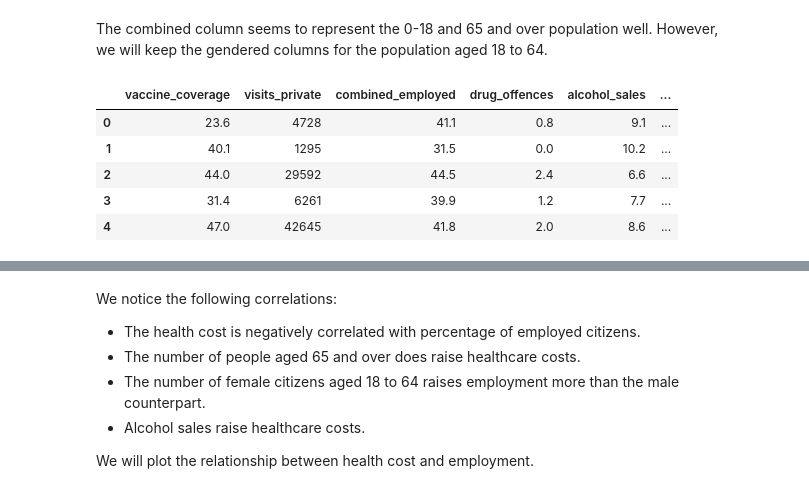
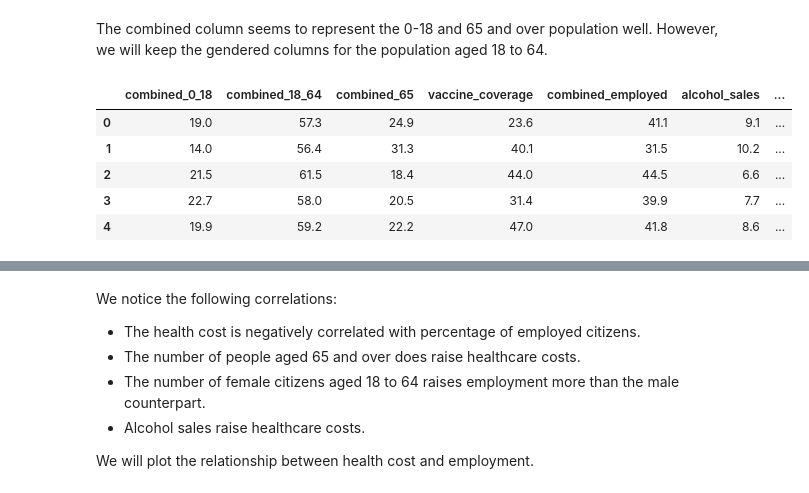
Before and after one commit to AnnaKuokkanen/DataScienceIntro, a Jupyter notebook: intro_to_data_project.ipynb, the cells around one changed output, grey strips where cells are left out. Saved outputs shown, nothing was run; the diff lists cells and outputs as text; code cells hidden in the pictures.

```diff
--- a/intro_to_data_project.ipynb
+++ b/intro_to_data_project.ipynb
@@ -379,20 +382,20 @@ plt.savefig('images/pop_distribution.jpg')
 [figure]
 # %% [markdown]
 The combined column seems to represent the 0-18 and 65 and over population well. However, we will keep the gendered columns for the population aged 18 to 64.
-# %%
-df = df.drop(columns=["male_employed","female_employed",
-                      "combined_higher_education",
-                      "female_0_18","male_0_18",
-                      "combined_18_64",
-                      "female_65","male_65",
-                      "year","municipality"])
-
-df.head()
-# %% [output]
-|  | vaccine_coverage | visits_private | combined_employed | drug_offences | alcohol_sales | ... |
-| 0 | 23.6 | 4728 | 41.1 | 0.8 | 9.1 | ... |
-| 1 | 40.1 | 1295 | 31.5 | 0.0 | 10.2 | ... |
-| 2 | 44.0 | 29592 | 44.5 | 2.4 | 6.6 | ... |
-| 3 | 31.4 | 6261 | 39.9 | 1.2 | 7.7 | ... |
-| 4 | 47.0 | 42645 | 41.8 | 2.0 | 8.6 | ... |
+# %%
+predictors = ["combined_0_18", "combined_18_64", "combined_65",
+              "vaccine_coverage", "combined_employed",
+              "alcohol_sales", "drug_offences", "visits_private",
+              "combined_higher_education", "pop_total", "health_cost"]
+
+df = df[predictors]
+
+df.head()
+# %% [output]
+|  | combined_0_18 | combined_18_64 | combined_65 | vaccine_coverage | combined_employed | alcohol_sales | ... |
+| 0 | 19.0 | 57.3 | 24.9 | 23.6 | 41.1 | 9.1 | ... |
+| 1 | 14.0 | 56.4 | 31.3 | 40.1 | 31.5 | 10.2 | ... |
+| 2 | 21.5 | 61.5 | 18.4 | 44.0 | 44.5 | 6.6 | ... |
+| 3 | 22.7 | 58.0 | 20.5 | 31.4 | 39.9 | 7.7 | ... |
+| 4 | 19.9 | 59.2 | 22.2 | 47.0 | 41.8 | 8.6 | ... |
 # %% [markdown]
```
Also changed, not shown: parts of 16 cells of this notebook, 3 other files.
